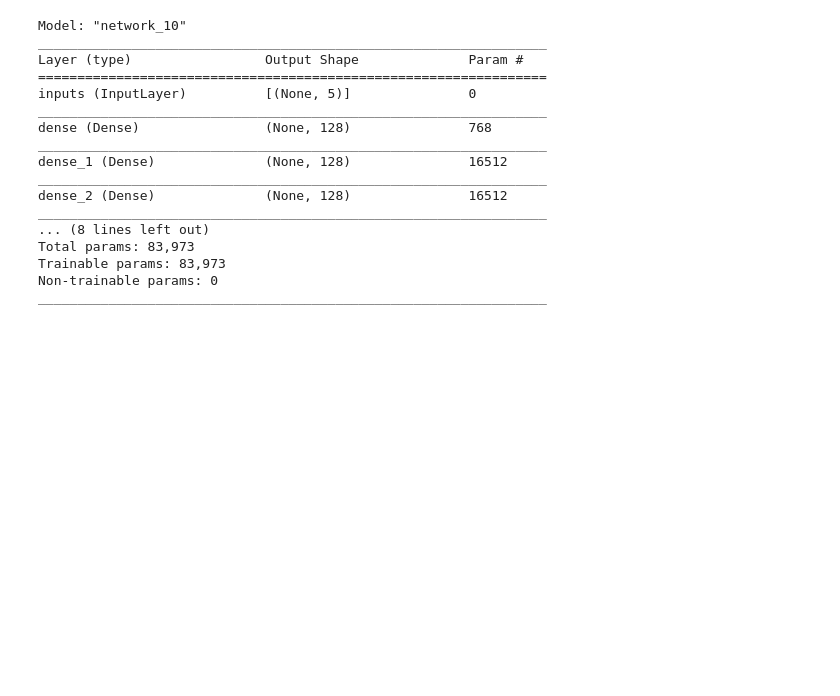
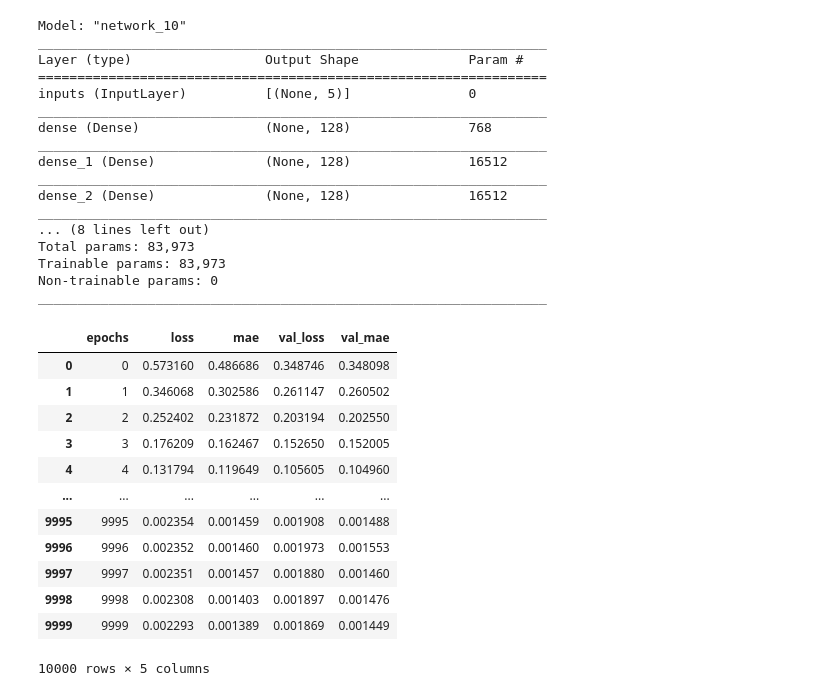
Before and after one commit to alexlyttle/hierarchically-modelling-dwarfs, a Jupyter notebook: training/plot_history.ipynb, the cells around one changed output. Drawn from its saved outputs; the diff is of its cells as text; code cells hidden in the pictures; blank space fills up the shorter version.

```diff
--- a/training/plot_history.ipynb
+++ b/training/plot_history.ipynb
@@ -24,6 +25,22 @@ Total params: 83,973
 Trainable params: 83,973
 Non-trainable params: 0
 _________________________________________________________________
+# %%
+network.history
+# %% [output]
+|  | epochs | loss | mae | val_loss | val_mae |
+| 0 | 0 | 0.573160 | 0.486686 | 0.348746 | 0.348098 |
+| 1 | 1 | 0.346068 | 0.302586 | 0.261147 | 0.260502 |
+| 2 | 2 | 0.252402 | 0.231872 | 0.203194 | 0.202550 |
+| 3 | 3 | 0.176209 | 0.162467 | 0.152650 | 0.152005 |
+| 4 | 4 | 0.131794 | 0.119649 | 0.105605 | 0.104960 |
+| ... | ... | ... | ... | ... | ... |
+| 9995 | 9995 | 0.002354 | 0.001459 | 0.001908 | 0.001488 |
+| 9996 | 9996 | 0.002352 | 0.001460 | 0.001973 | 0.001553 |
+| 9997 | 9997 | 0.002351 | 0.001457 | 0.001880 | 0.001460 |
+| 9998 | 9998 | 0.002308 | 0.001403 | 0.001897 | 0.001476 |
+| 9999 | 9999 | 0.002293 | 0.001389 | 0.001869 | 0.001449 |
+10000 rows × 5 columns
 # %%
 fig, ax = plt.subplots(figsize=(4.2, 3.), dpi=300)
 
```
Also changed, not shown: parts of 2 cells of this notebook, 3 other files.
